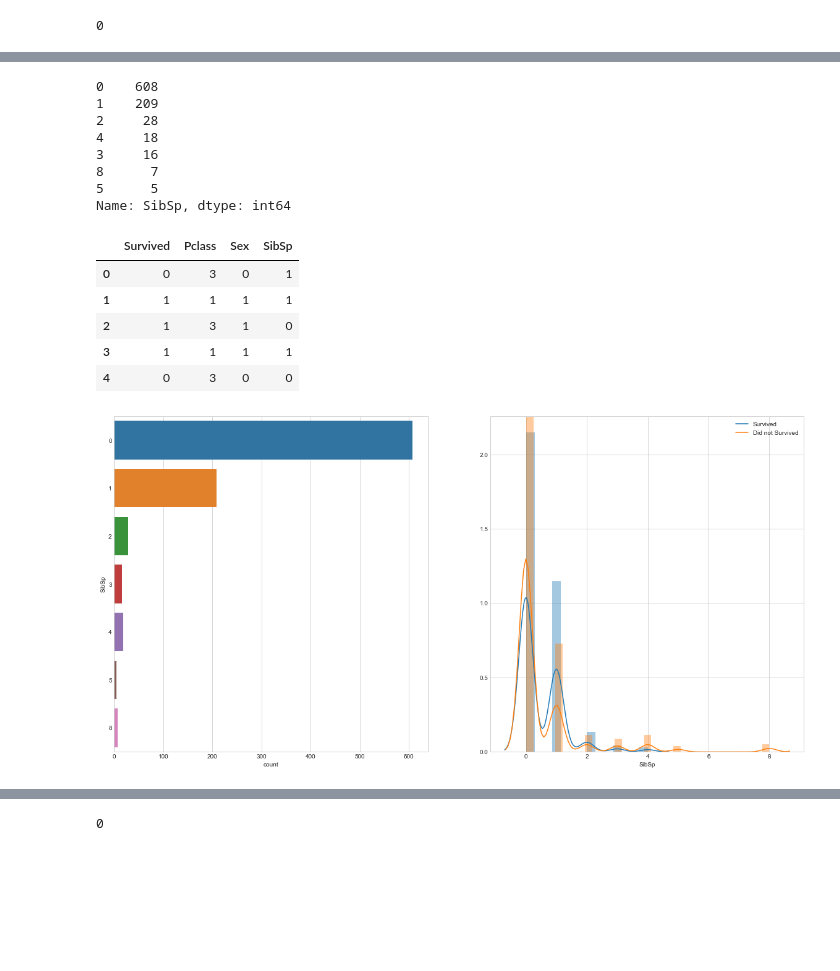
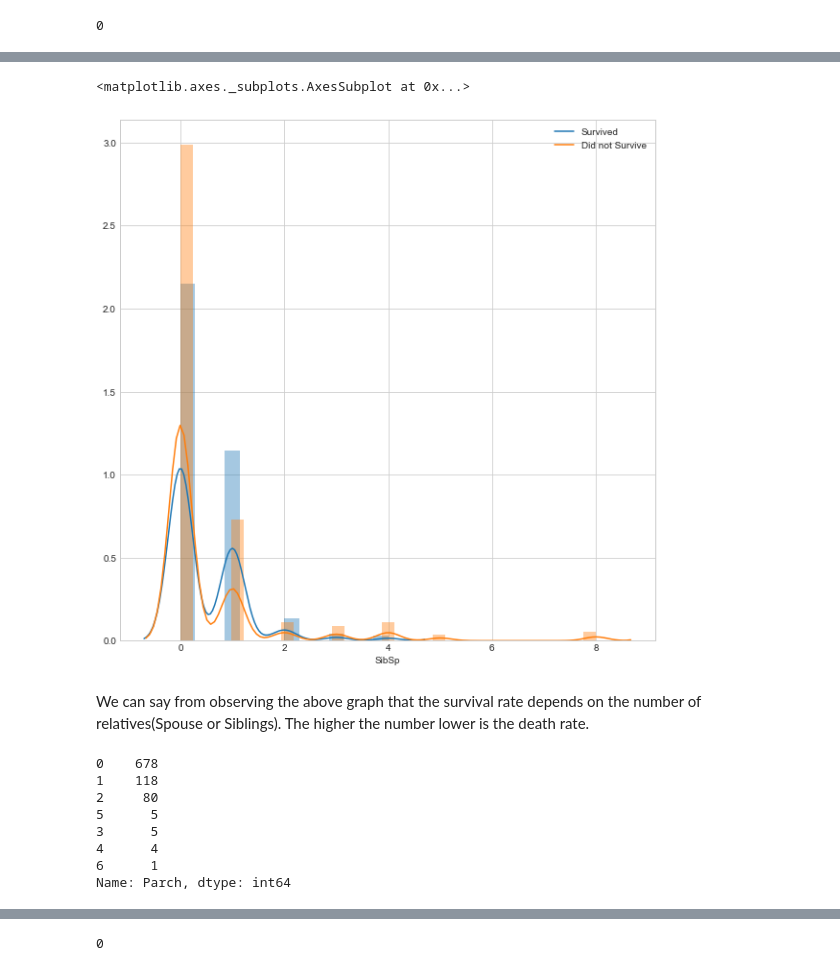
Before and after one commit to guptaa98/Kaggle-Notebooks, a Jupyter notebook: Titanic kaggle.ipynb, the cells around one changed output, grey strips where cells are left out. Drawn from its saved outputs; the diff is of its cells as text; code cells hidden in the pictures; blank space fills up the shorter version.

```diff
--- a/Titanic kaggle.ipynb
+++ b/Titanic kaggle.ipynb
@@ -225,22 +255,20 @@ missing_values['SibSp']
+# %%
+fig = plt.figure(figsize=(10,10))
+sns.distplot(train.loc[train['Survived']==1]['SibSp'],kde_kws={'label':'Survived'})
+sns.distplot(train.loc[train['Survived']==0]['SibSp'],kde_kws={'label':'Did not Survive'})
+# %% [output]
+<matplotlib.axes._subplots.AxesSubplot at 0x...>
+[figure, added]
+# %% [markdown]
+We can say from observing the above graph that the survival rate depends on the number of relatives(Spouse or Siblings). The higher the number lower is the death rate.
 # %%
-train.SibSp.value_counts()
+train.Parch.value_counts()
 # %% [output]
-0    608
-1    209
-2     28
-4     18
-3     16
-8      7
+0    678
+1    118
+2     80
 5      5
-Name: SibSp, dtype: int64
+3      5
+4      4
+6      1
+Name: Parch, dtype: int64
-# %%
-df_bin['SibSp']=train['SibSp']
-df_con['SibSp']=train['SibSp']
-df_bin.head()
-# %% [output]
-|  | Survived | Pclass | Sex | SibSp |
-| 0 | 0 | 3 | 0 | 1 |
-| 1 | 1 | 1 | 1 | 1 |
-| 2 | 1 | 3 | 1 | 0 |
-| 3 | 1 | 1 | 1 | 1 |
-| 4 | 0 | 3 | 0 | 0 |
@@ -263,4 +274,0 @@ def plot_count_dist(data,bin_df,label_column,target_column,figsize=(20,5),use_bi
-# %%
-plot_count_dist(train,bin_df=df_bin,label_column='Survived',target_column='SibSp',figsize=(20,10))
-# %% [output]
-[figure, removed]
```
Also changed, not shown: parts of 128 cells of this notebook.
